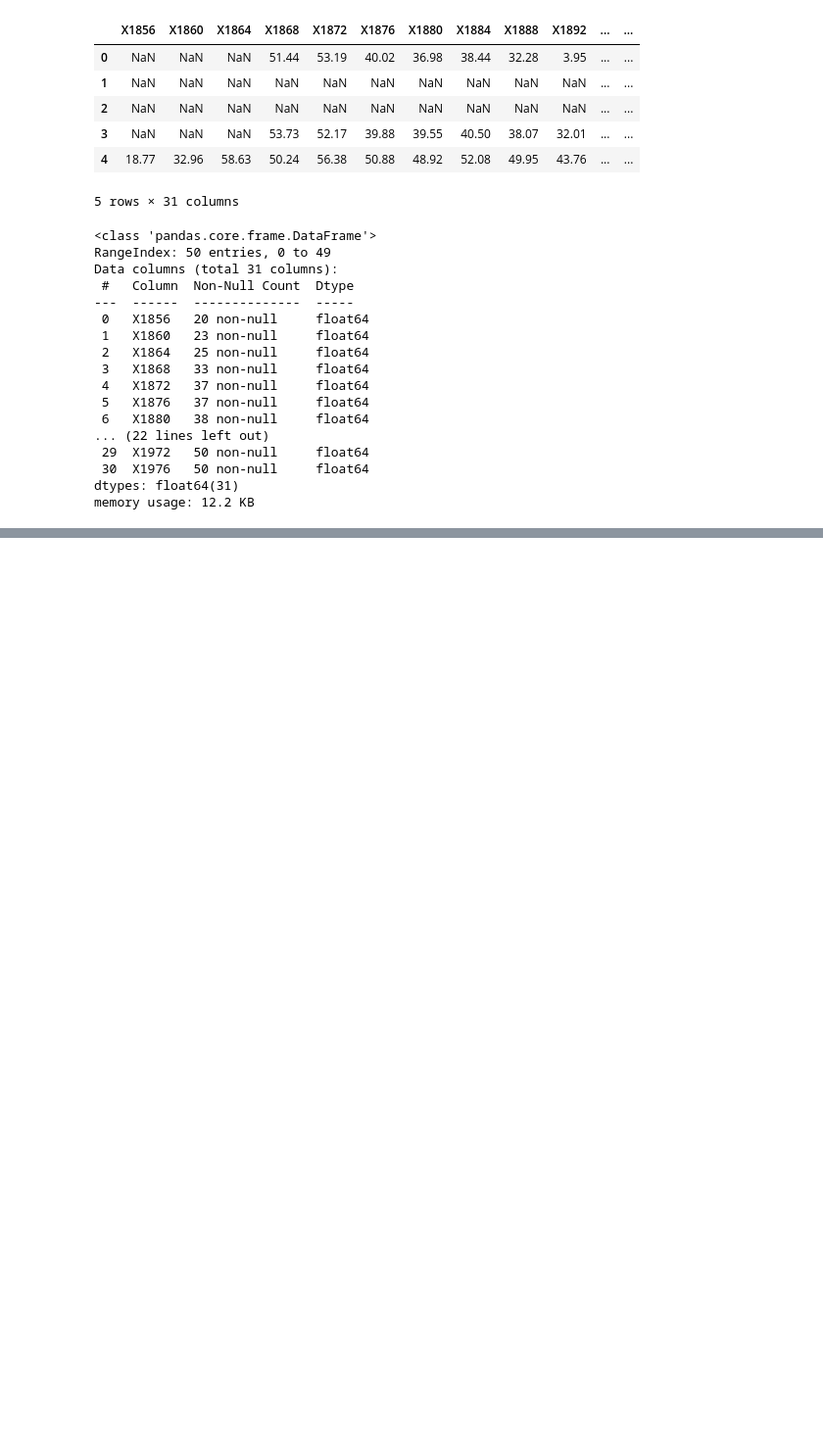
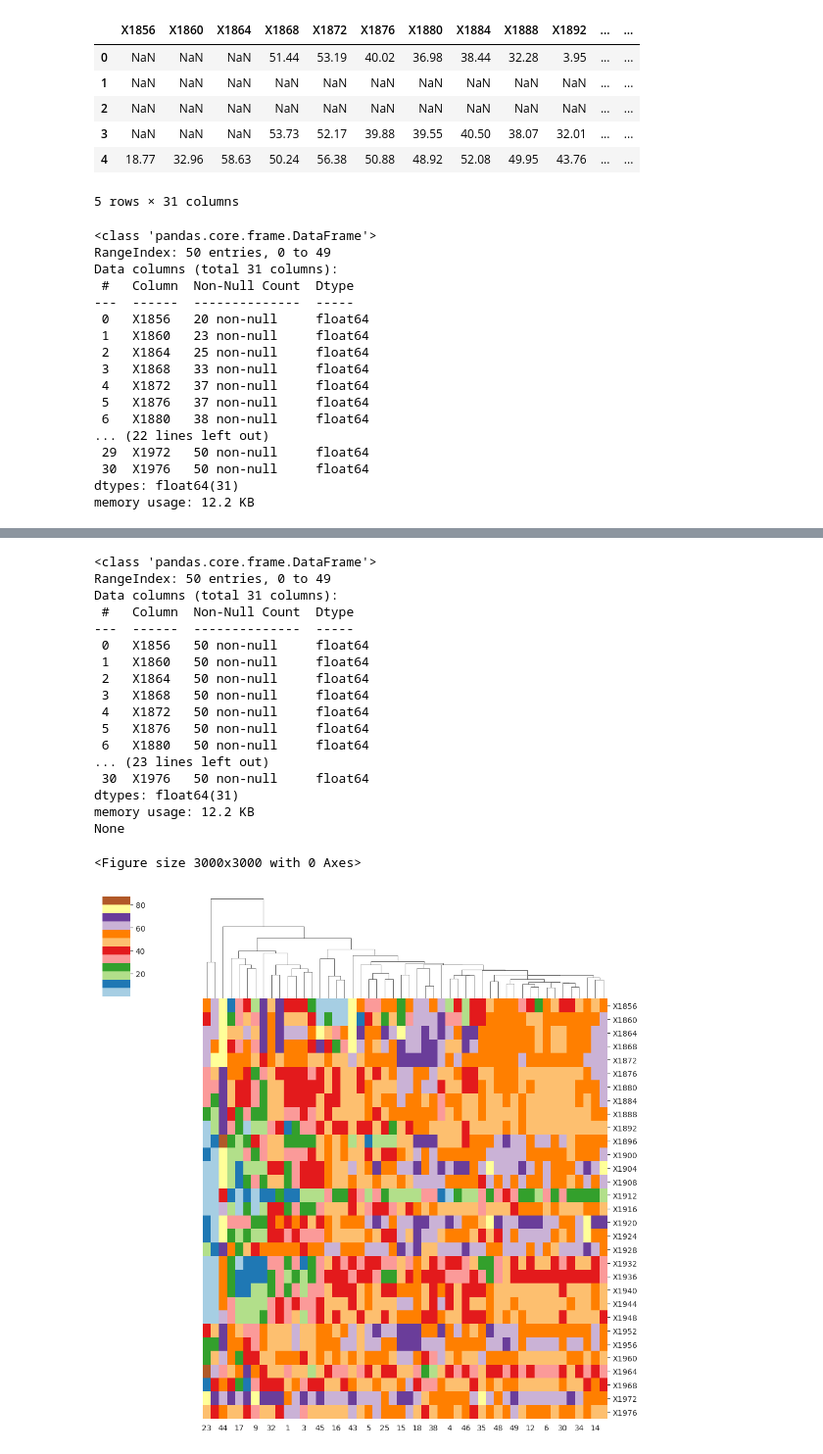
Before and after one commit to BenSerg/ML-labs-polytech, a Jupyter notebook: Clustering/task4.ipynb, the cells around one changed output, grey strips where cells are left out. Shown at 98% size. Drawn from its saved outputs; the diff is of its cells as text; code cells hidden in the pictures; blank space fills up the shorter version.

```diff
--- a/Clustering/task4.ipynb
+++ b/Clustering/task4.ipynb
@@ -37,0 +48,29 @@ memory usage: 12.2 KB
+# %%
+for col in df.columns:
+    df[col] = df[col].interpolate(method='linear')
+for col in df.columns:
+    df[col] = df[col].fillna(df[col].mean())
+print(df.info())
+plt.figure(figsize=(30, 30))
+g = sns.clustermap(df.T, row_cluster=False, cmap='Paired')
+plt.savefig('clm2.png')
+# %% [output]
+<class 'pandas.core.frame.DataFrame'>
+RangeIndex: 50 entries, 0 to 49
+Data columns (total 31 columns):
+ #   Column  Non-Null Count  Dtype
+---  ------  --------------  -----
+ 0   X1856   50 non-null     float64
+ 1   X1860   50 non-null     float64
+ 2   X1864   50 non-null     float64
+ 3   X1868   50 non-null     float64
+ 4   X1872   50 non-null     float64
+ 5   X1876   50 non-null     float64
+ 6   X1880   50 non-null     float64
+... (23 lines left out)
+ 30  X1976   50 non-null     float64
+dtypes: float64(31)
+memory usage: 12.2 KB
+None
+<Figure size 3000x3000 with 0 Axes>
+[figure, added]
```
Also changed, not shown: parts of 10 cells of this notebook, 2 other files.
